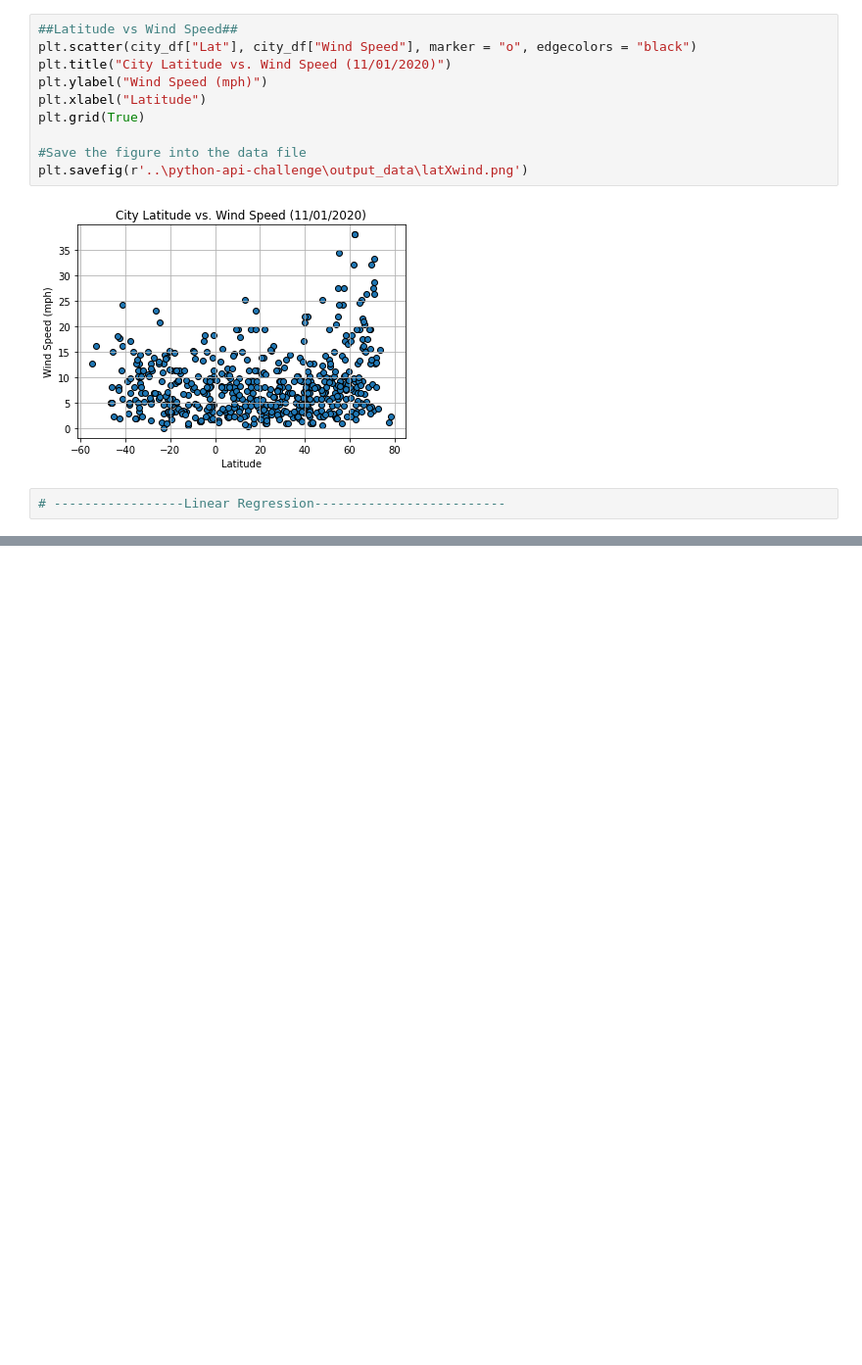
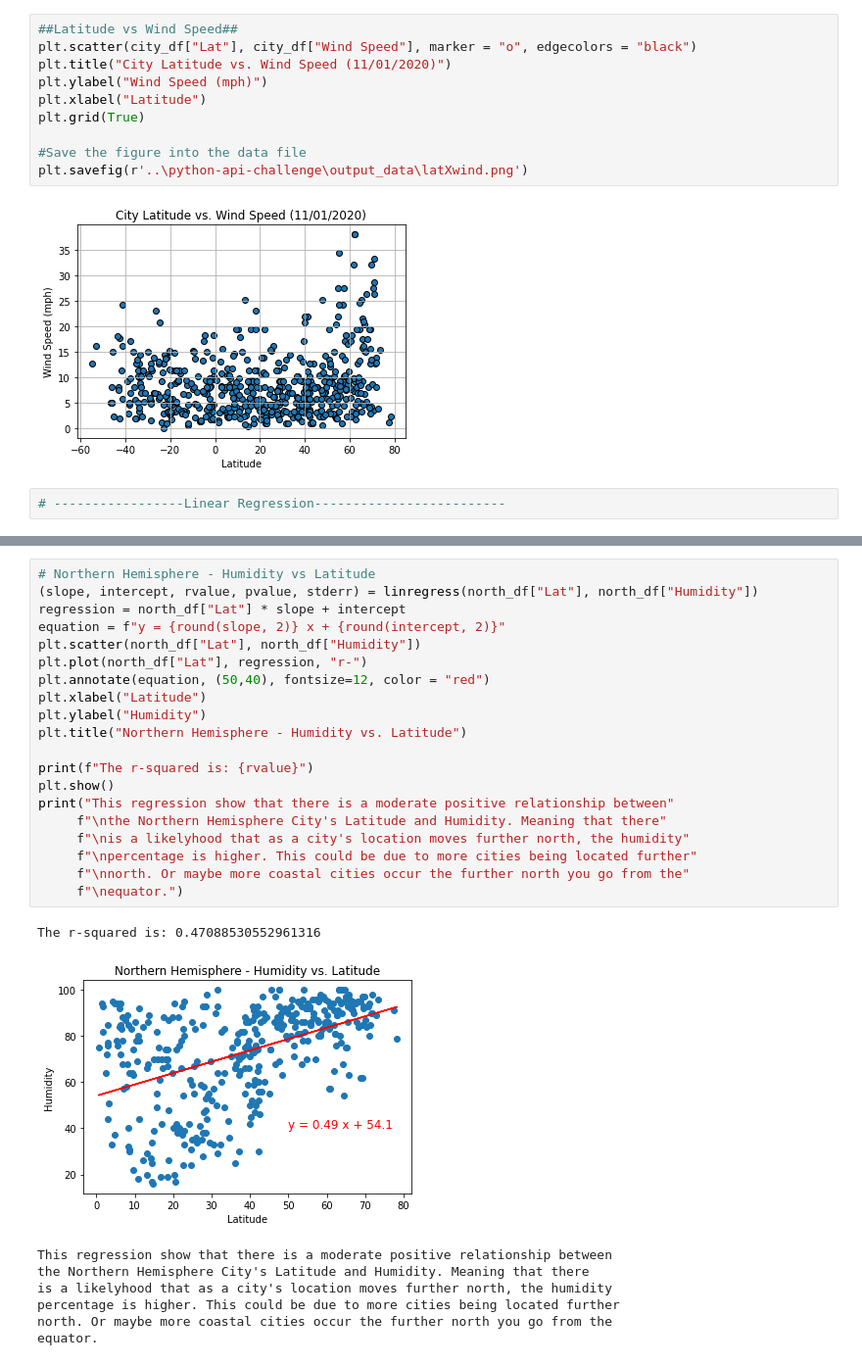
Before and after one commit to TrentELittle/Python-Api-Challenge, a Jupyter notebook: WeatherPy.ipynb, the cells around one changed output, grey strips where cells are left out. Shown: that part at 98% size. Drawn from its saved outputs; the diff is of its cells as text; blank space fills up the shorter version.

```diff
--- a/WeatherPy.ipynb
+++ b/WeatherPy.ipynb
@@ -224,0 +254,29 @@ south_df
+# %%
+# Northern Hemisphere - Humidity vs Latitude
+(slope, intercept, rvalue, pvalue, stderr) = linregress(north_df["Lat"], north_df["Humidity"])
+regression = north_df["Lat"] * slope + intercept
+equation = f"y = {round(slope, 2)} x + {round(intercept, 2)}"
+plt.scatter(north_df["Lat"], north_df["Humidity"])
+plt.plot(north_df["Lat"], regression, "r-")
+plt.annotate(equation, (50,40), fontsize=12, color = "red")
+plt.xlabel("Latitude")
+plt.ylabel("Humidity")
+plt.title("Northern Hemisphere - Humidity vs. Latitude")
+
+print(f"The r-squared is: {rvalue}")
+plt.show()
+print("This regression show that there is a moderate positive relationship between"
+     f"\nthe Northern Hemisphere City's Latitude and Humidity. Meaning that there"
+     f"\nis a likelyhood that as a city's location moves further north, the humidity"
+     f"\npercentage is higher. This could be due to more cities being located further"
+     f"\nnorth. Or maybe more coastal cities occur the further north you go from the"
+     f"\nequator.")
+# %% [output]
+The r-squared is: 0.47088530552961316
+[figure, added]
+This regression show that there is a moderate positive relationship between
+the Northern Hemisphere City's Latitude and Humidity. Meaning that there
+is a likelyhood that as a city's location moves further north, the humidity
+percentage is higher. This could be due to more cities being located further
+north. Or maybe more coastal cities occur the further north you go from the
+equator.
```
Also changed, not shown: parts of 8 cells of this notebook.
